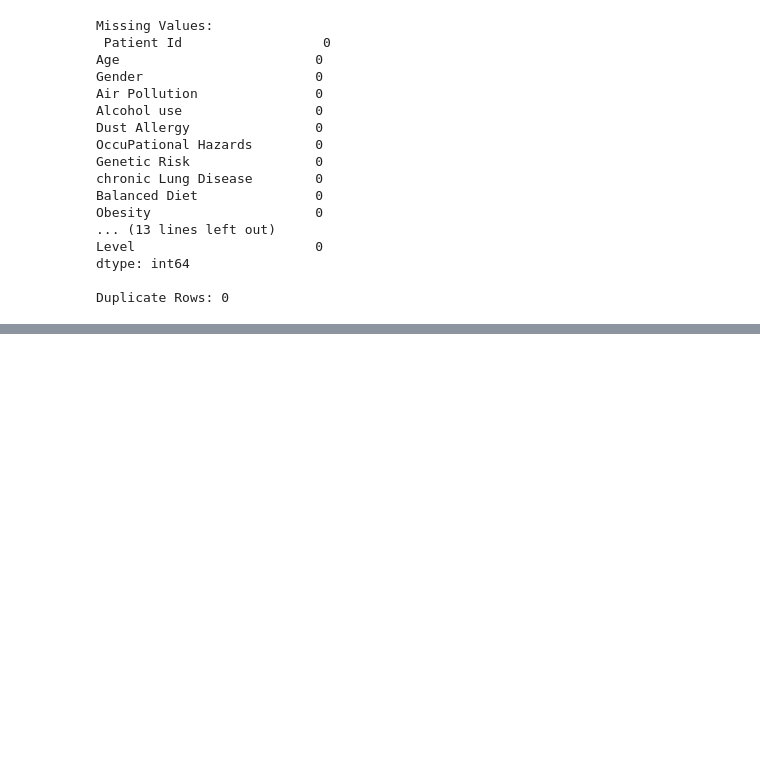
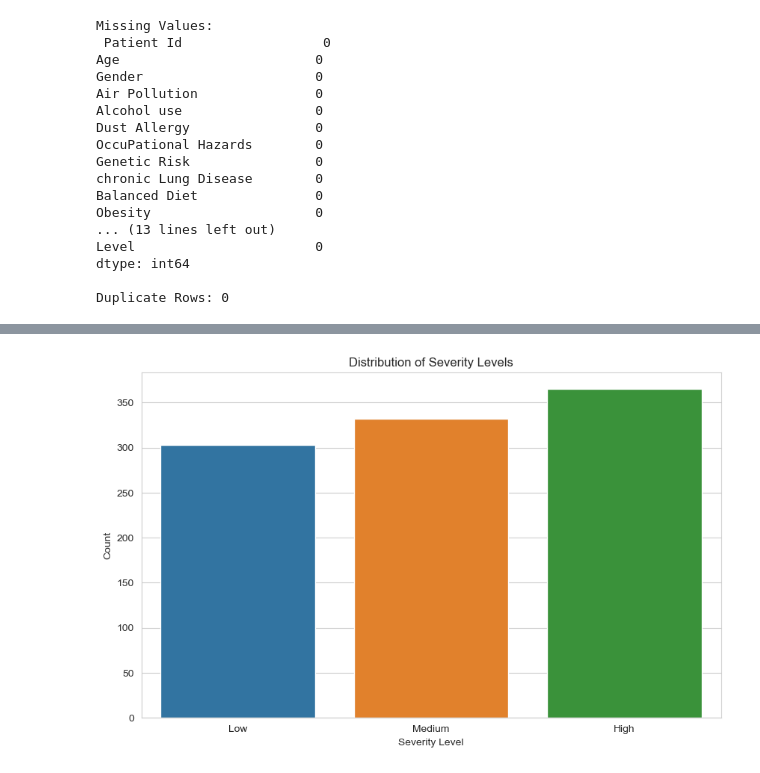
Before and after one commit to MizGG/ML-and-cancer-, a Jupyter notebook: honours project tester .ipynb, the cells around one changed output, grey strips where cells are left out. Cells and saved outputs as stored; diff of their text form; code cells hidden in the pictures; blank space fills up the shorter version.

```diff
--- a/honours project tester .ipynb
+++ b/honours project tester .ipynb
@@ -68,0 +93,12 @@ Duplicate Rows: 0
+# %%
+sns.set_style("whitegrid")
+
+# Distribution of Severity Level
+plt.figure(figsize=(10, 6))
+sns.countplot(data=data, x='Level', order=['Low', 'Medium', 'High'])
+plt.title('Distribution of Severity Levels')
+plt.xlabel('Severity Level')
+plt.ylabel('Count')
+plt.show()
+# %% [output]
+[figure, added]
```
Also changed, not shown: parts of 9 cells of this notebook.
